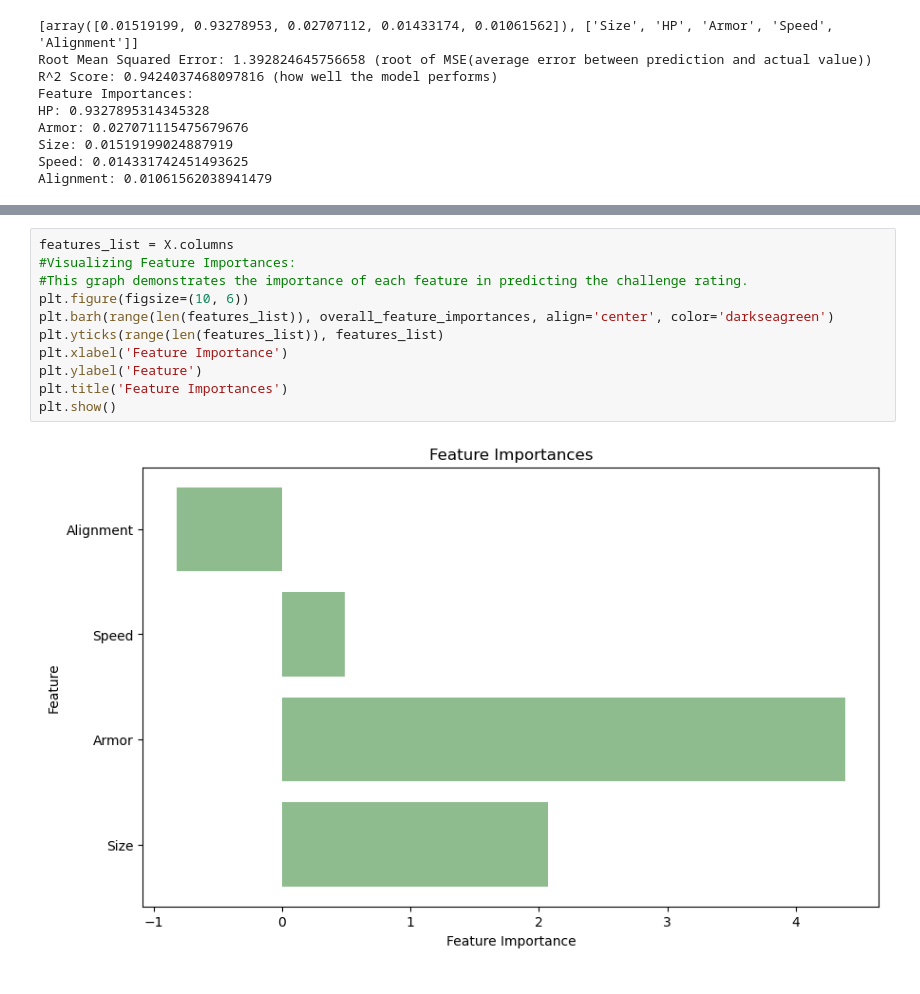
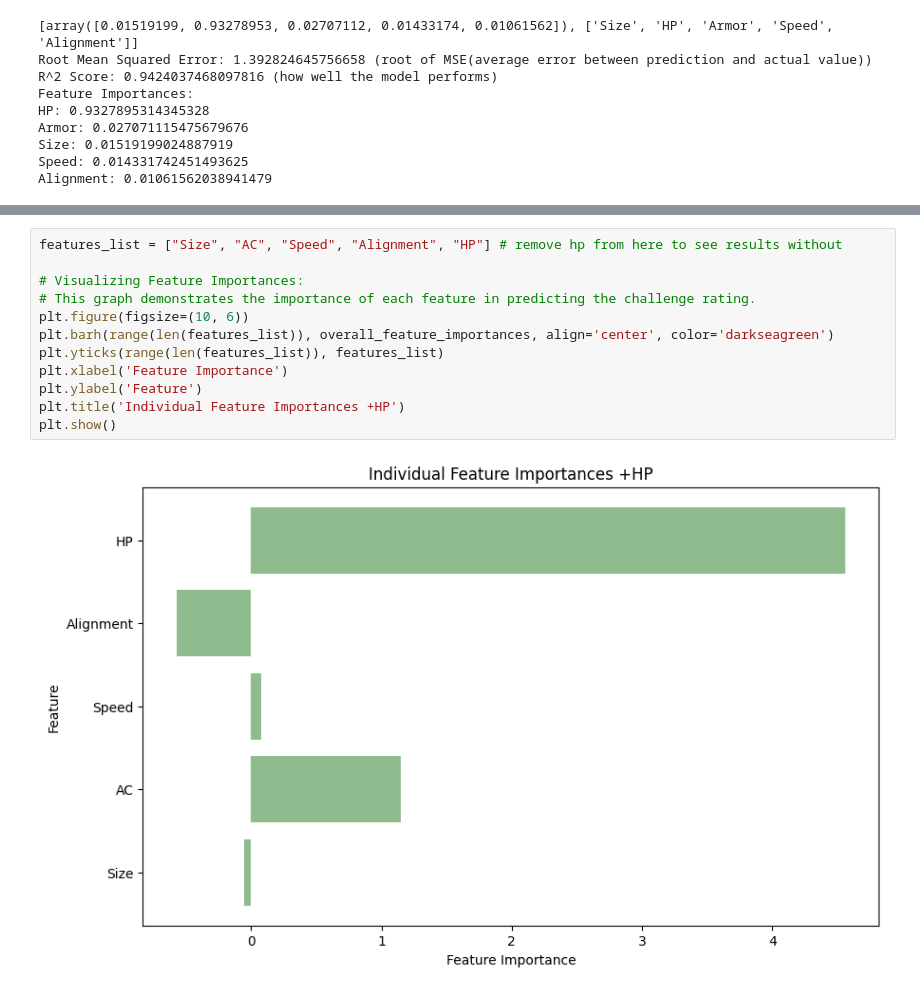
Before and after one commit to Dorffasaurus/supreme-dollop, a Jupyter notebook: Project.ipynb, the cells around one changed output, grey strips where cells are left out. Cells and saved outputs as stored; diff of their text form.

Commit message:
added code and analysis without HP

```diff
--- a/Project.ipynb
+++ b/Project.ipynb
@@ -396,13 +403,14 @@ Fold 2:
 # %%
-features_list = X.columns
-#Visualizing Feature Importances:
-#This graph demonstrates the importance of each feature in predicting the challenge rating.
+features_list = ["Size", "AC", "Speed", "Alignment", "HP"] # remove hp from here to see results without
+
+# Visualizing Feature Importances:
+# This graph demonstrates the importance of each feature in predicting the challenge rating.
 plt.figure(figsize=(10, 6))
 plt.barh(range(len(features_list)), overall_feature_importances, align='center', color='darkseagreen')
 plt.yticks(range(len(features_list)), features_list)
 plt.xlabel('Feature Importance')
 plt.ylabel('Feature')
-plt.title('Feature Importances')
+plt.title('Individual Feature Importances +HP')
 plt.show()
 # %% [output]
-[figure, old version]
+[figure, new version]
```
Also changed, not shown: parts of 8 cells of this notebook.
